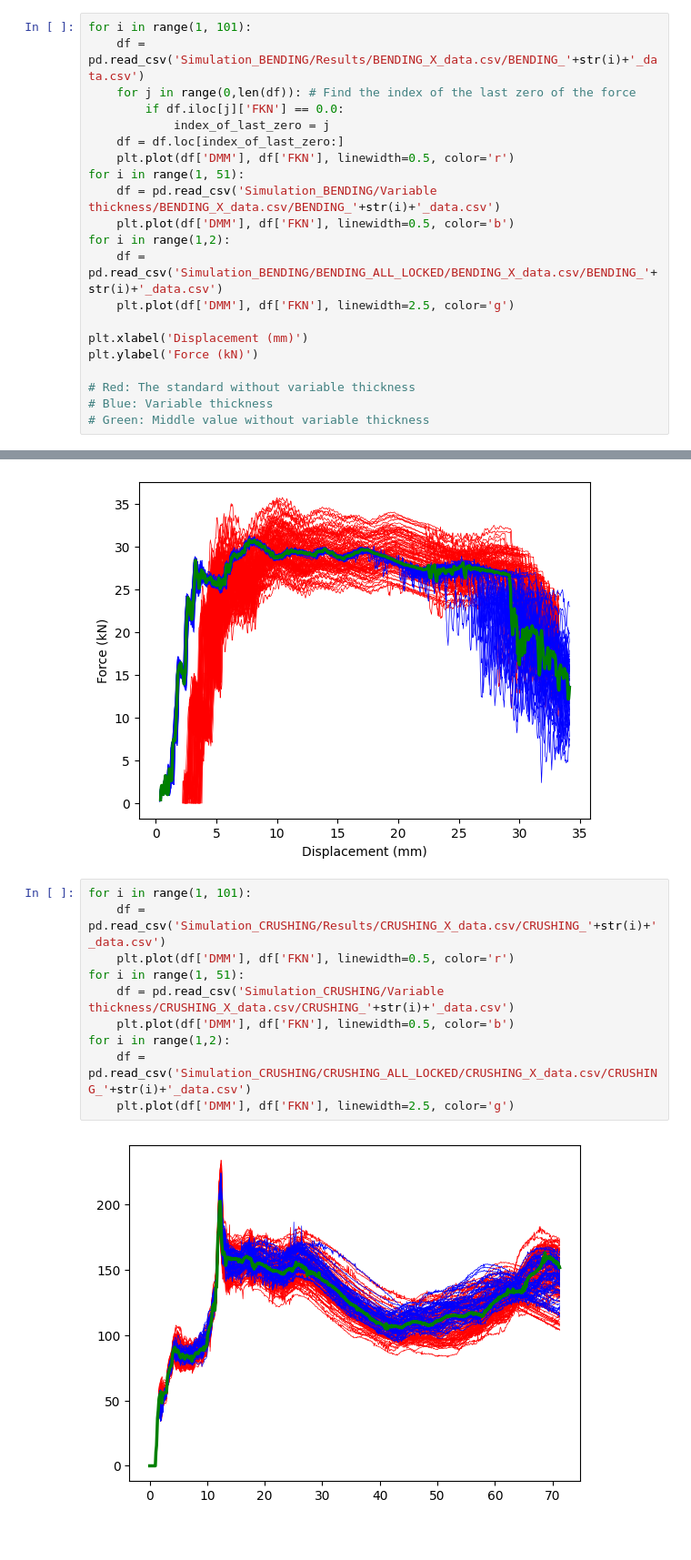
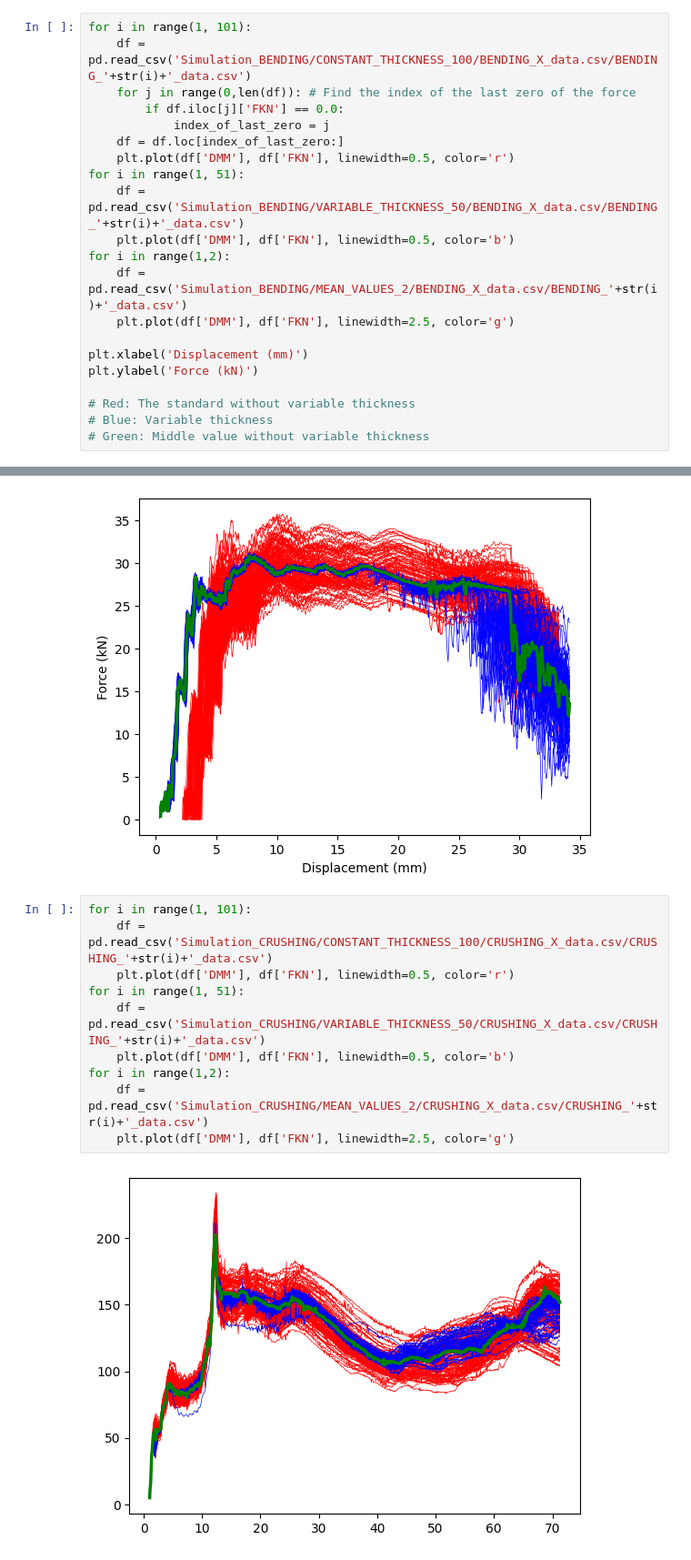
Before and after one commit to magnufoy/Surrogate-modeling, a Jupyter notebook: Effect of variable thickness analysis.ipynb, the cells around one changed output, grey strips where cells are left out. Shown at 91% size. Cells and saved outputs as stored; diff of their text form.

```diff
--- a/Crushing analysis.ipynb
+++ b/Effect of variable thickness analysis.ipynb
@@ -4,17 +4,17 @@ import matplotlib.pyplot as plt
 import pandas as pd
 # %%
 for i in range(1, 101):
-    df = pd.read_csv('Simulation_BENDING/Results/BENDING_X_data.csv/BENDING_'+str(i)+'_data.csv')
+    df = pd.read_csv('Simulation_BENDING/CONSTANT_THICKNESS_100/BENDING_X_data.csv/BENDING_'+str(i)+'_data.csv')
     for j in range(0,len(df)): # Find the index of the last zero of the force
         if df.iloc[j]['FKN'] == 0.0:
             index_of_last_zero = j
     df = df.loc[index_of_last_zero:]
     plt.plot(df['DMM'], df['FKN'], linewidth=0.5, color='r')
 for i in range(1, 51):
-    df = pd.read_csv('Simulation_BENDING/Variable thickness/BENDING_X_data.csv/BENDING_'+str(i)+'_data.csv')
+    df = pd.read_csv('Simulation_BENDING/VARIABLE_THICKNESS_50/BENDING_X_data.csv/BENDING_'+str(i)+'_data.csv')
     plt.plot(df['DMM'], df['FKN'], linewidth=0.5, color='b')
 for i in range(1,2):
-    df = pd.read_csv('Simulation_BENDING/BENDING_ALL_LOCKED/BENDING_X_data.csv/BENDING_'+str(i)+'_data.csv')
+    df = pd.read_csv('Simulation_BENDING/MEAN_VALUES_2/BENDING_X_data.csv/BENDING_'+str(i)+'_data.csv')
     plt.plot(df['DMM'], df['FKN'], linewidth=2.5, color='g')
 
 plt.xlabel('Displacement (mm)')
@@ -28,13 +28,13 @@ Text(0, 0.5, 'Force (kN)')
 [figure]
 # %%
 for i in range(1, 101):
-    df = pd.read_csv('Simulation_CRUSHING/Results/CRUSHING_X_data.csv/CRUSHING_'+str(i)+'_data.csv')
+    df = pd.read_csv('Simulation_CRUSHING/CONSTANT_THICKNESS_100/CRUSHING_X_data.csv/CRUSHING_'+str(i)+'_data.csv')
     plt.plot(df['DMM'], df['FKN'], linewidth=0.5, color='r')
 for i in range(1, 51):
-    df = pd.read_csv('Simulation_CRUSHING/Variable thickness/CRUSHING_X_data.csv/CRUSHING_'+str(i)+'_data.csv')
+    df = pd.read_csv('Simulation_CRUSHING/VARIABLE_THICKNESS_50/CRUSHING_X_data.csv/CRUSHING_'+str(i)+'_data.csv')
     plt.plot(df['DMM'], df['FKN'], linewidth=0.5, color='b')
 for i in range(1,2):
-    df = pd.read_csv('Simulation_CRUSHING/CRUSHING_ALL_LOCKED/CRUSHING_X_data.csv/CRUSHING_'+str(i)+'_data.csv')
+    df = pd.read_csv('Simulation_CRUSHING/MEAN_VALUES_2/CRUSHING_X_data.csv/CRUSHING_'+str(i)+'_data.csv')
     plt.plot(df['DMM'], df['FKN'], linewidth=2.5, color='g')
 # %% [output]
-[figure, old version]
+[figure, new version]
```
